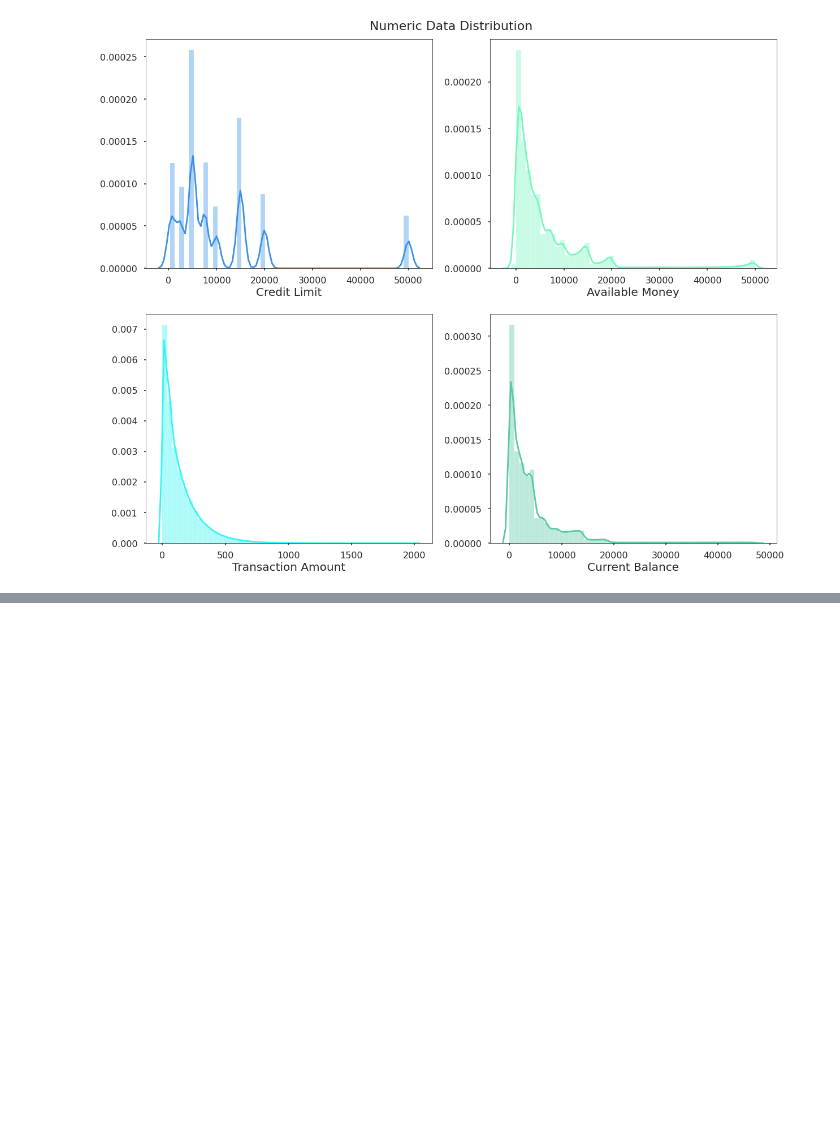
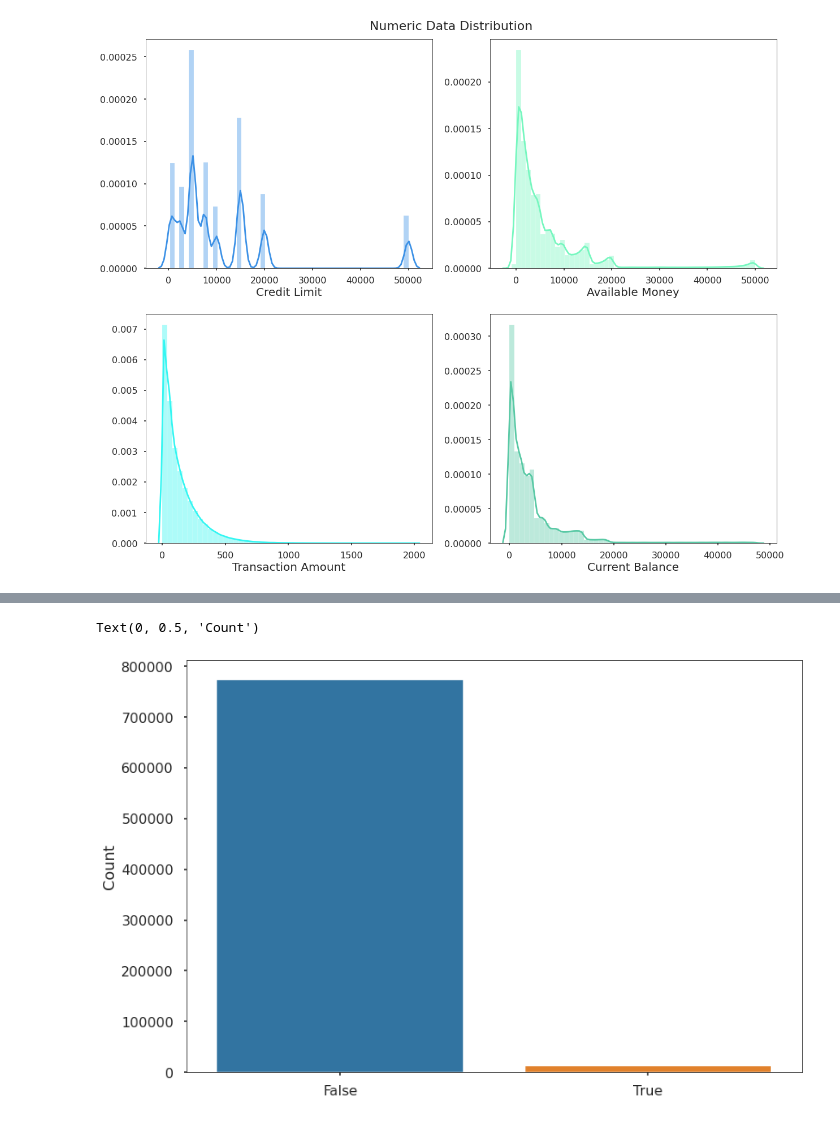
Before and after one commit to jbofill10/C1_Transaction_Data, a Jupyter notebook: Visualizations.ipynb, the cells around one changed output, grey strips where cells are left out. Drawn from its saved outputs; the diff is of its cells as text; code cells hidden in the pictures; blank space fills up the shorter version.

Commit message:
Add isFraud visualizations

```diff
--- a/Visualizations.ipynb
+++ b/Visualizations.ipynb
@@ -95,0 +103,9 @@ Really interesting again that the usual balance for a bank customer is so low.
+# %%
+fraud_vals = df['isFraud'].value_counts()
+
+sns.barplot(x=[0,1], y=fraud_vals)
+plt.xticks(ticks=[0,1], labels=['False', 'True'])
+plt.ylabel('Count')
+# %% [output]
+Text(0, 0.5, 'Count')
+[figure, added]
```
Also changed, not shown: parts of 6 cells of this notebook.
